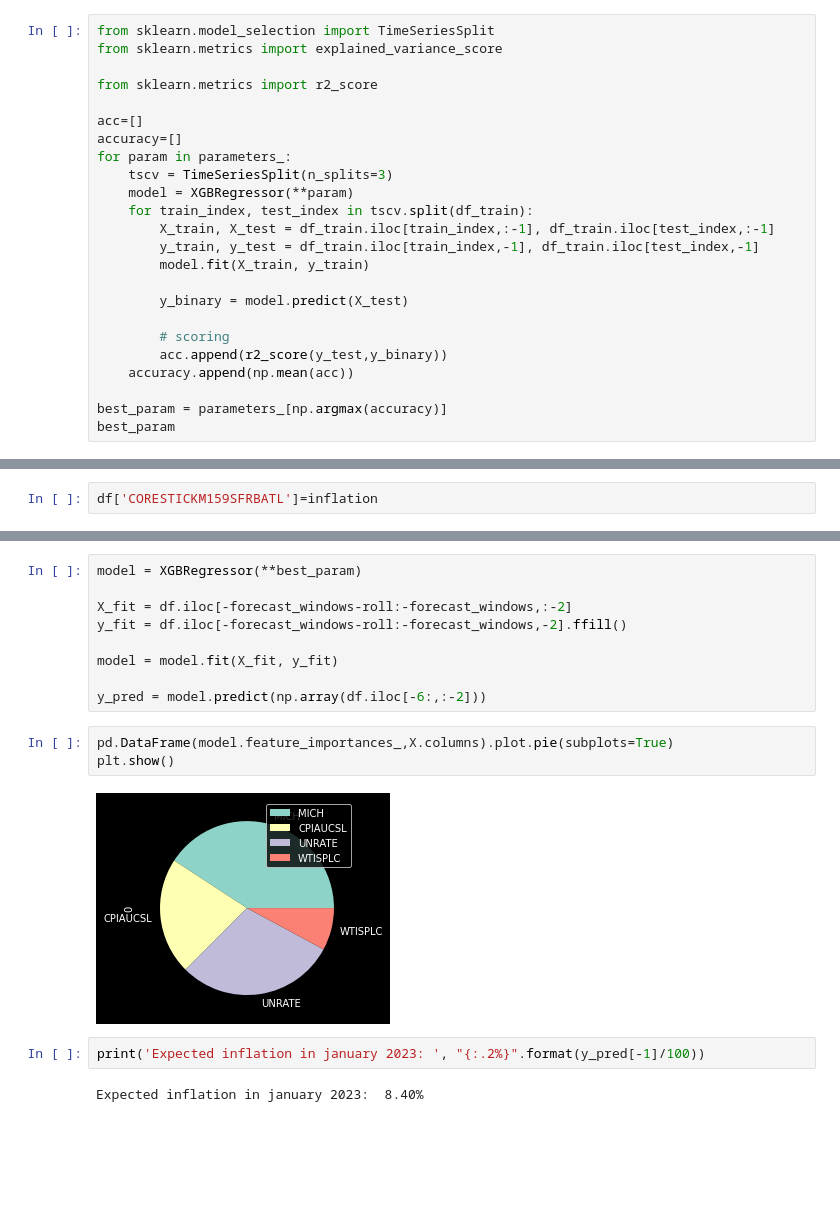
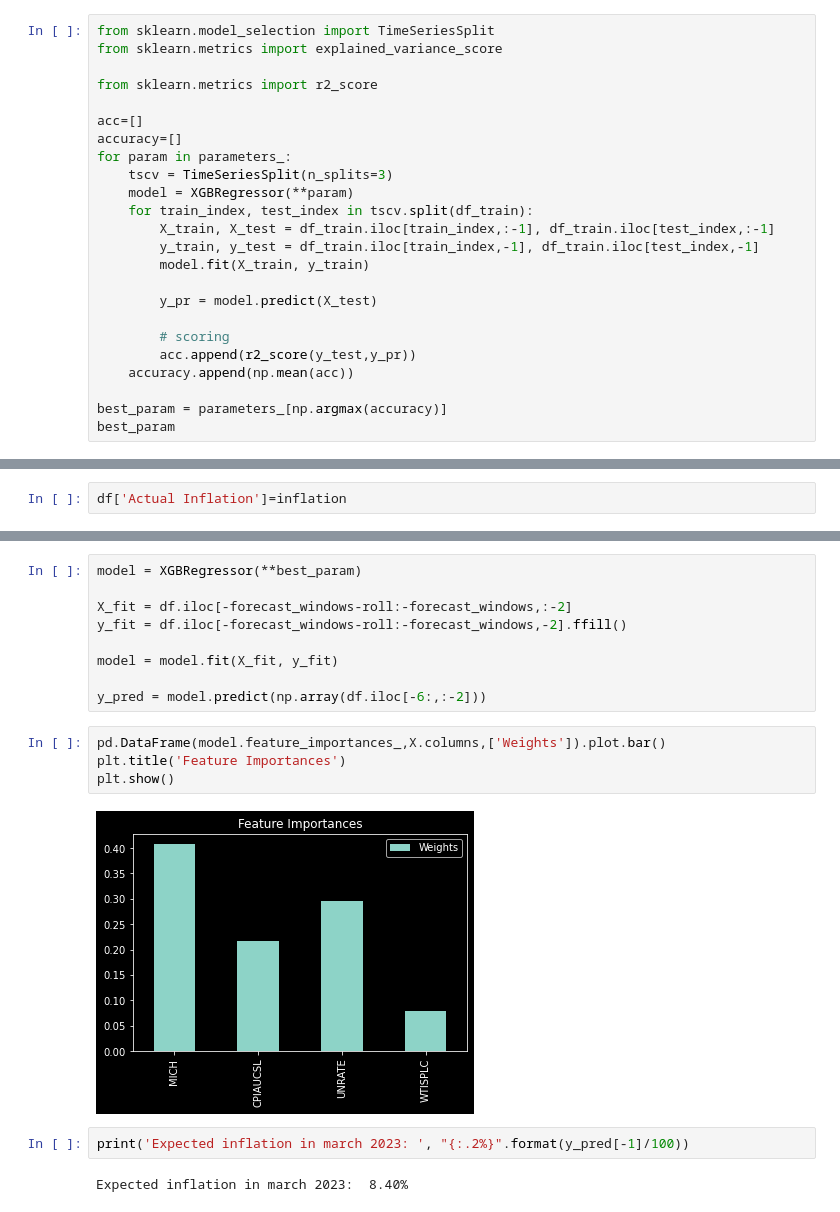
Before and after one commit to enexqnt/quantallocation, a Jupyter notebook: Inflation XGBoost.ipynb, the cells around one changed output, grey strips where cells are left out. Saved outputs shown, nothing was run; the diff lists cells and outputs as text; blank space fills up the shorter version.

```diff
--- a/Inflation XGBoost.ipynb
+++ b/Inflation XGBoost.ipynb
@@ -155,10 +155,10 @@ for param in parameters_:
         y_train, y_test = df_train.iloc[train_index,-1], df_train.iloc[test_index,-1]
         model.fit(X_train, y_train)
 
-        y_binary = model.predict(X_test)
+        y_pr = model.predict(X_test)
 
         # scoring
-        acc.append(r2_score(y_test,y_binary))
+        acc.append(r2_score(y_test,y_pr))
     accuracy.append(np.mean(acc))
 
 best_param = parameters_[np.argmax(accuracy)]
@@ -194,3 +194,3 @@ plt.show()
 # %%
-df['CORESTICKM159SFRBATL']=inflation
+df['Actual Inflation']=inflation
 # %%
@@ -236,12 +246,13 @@ model = model.fit(X_fit, y_fit)
 
 y_pred = model.predict(np.array(df.iloc[-6:,:-2]))
 # %%
-pd.DataFrame(model.feature_importances_,X.columns).plot.pie(subplots=True)
+pd.DataFrame(model.feature_importances_,X.columns,['Weights']).plot.bar()
+plt.title('Feature Importances')
 plt.show()
 # %% [output]
-[figure, old version]
+[figure, new version]
 # %%
-print('Expected inflation in january 2023: ', "{:.2%}".format(y_pred[-1]/100))
+print('Expected inflation in march 2023: ', "{:.2%}".format(y_pred[-1]/100))
 # %% [output]
-Expected inflation in january 2023:  8.40%
+Expected inflation in march 2023:  8.40%
 # %%
```
Also changed, not shown: parts of 6 cells of this notebook.
